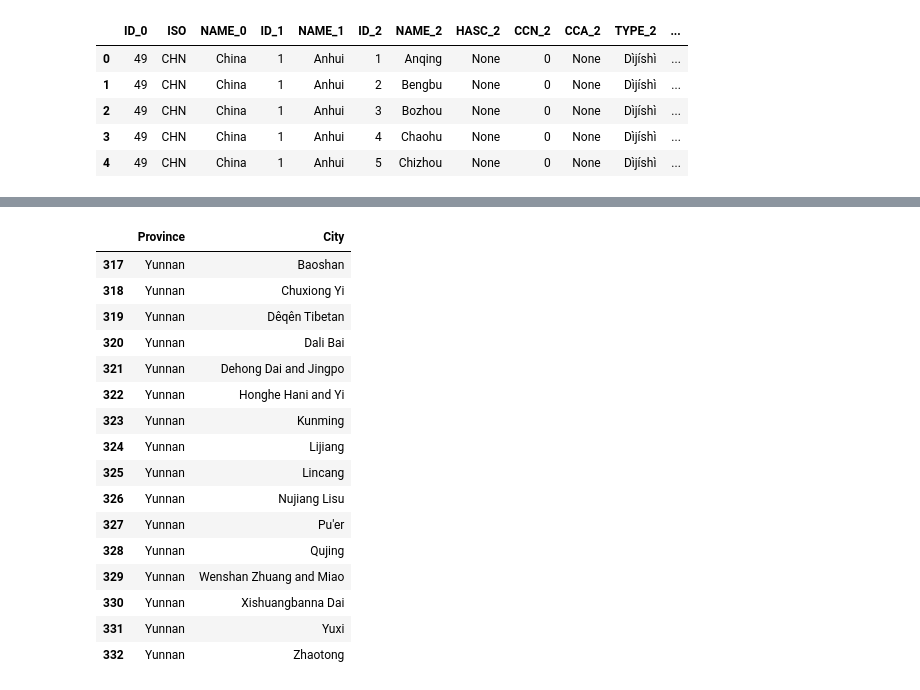
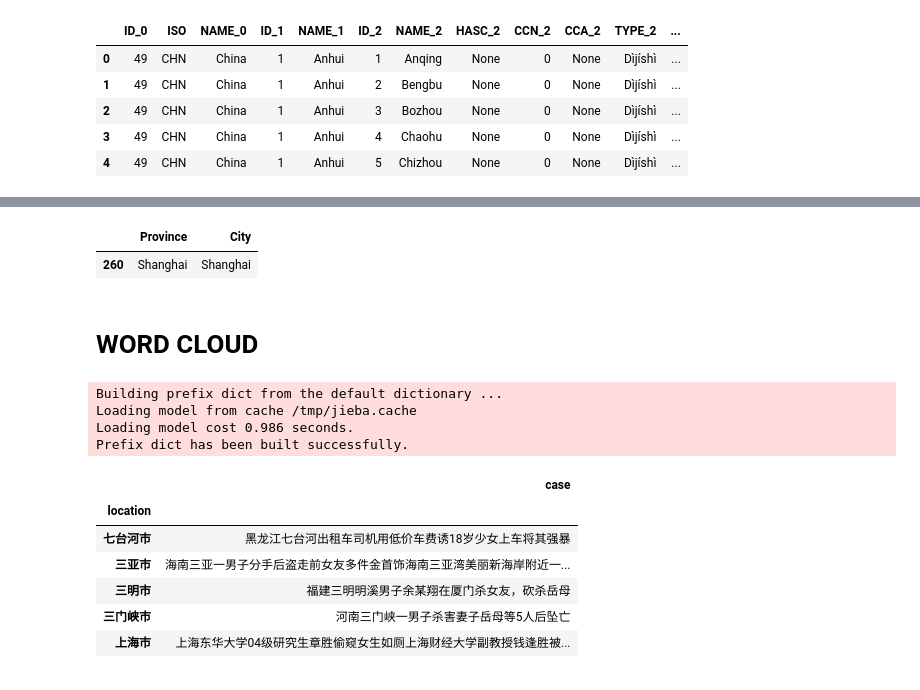
Before and after one commit to cs-ssa-w21/final-project-rooibos, a Jupyter notebook: visualization.ipynb, the cells around one changed output, grey strips where cells are left out. Saved outputs shown, nothing was run; the diff lists cells and outputs as text; code cells hidden in the pictures.

```diff
--- a/visualization.ipynb
+++ b/visualization.ipynb
@@ -28,7 +29,7 @@ case[case.Province.apply(lambda x: len(x) < 5)]
 # %% [output]
 |  | Count | Location | City | Province |
 # %%
-m = gdp.read_file('map/CHN_adm2.shp', encoding='utf8')
+m = gpd.read_file('map/CHN_adm2.shp', encoding="utf8")
 # %%
 m.head()
 # %% [output]
@@ -57,22 +59,9 @@ merged_df.plot(column = "Count",
 m_copy = m.iloc[:, [4, 6]]
 m_copy.columns = ["Province", "City"]
 # %%
-m_copy[m_copy.Province == "Yunnan"]
+m_copy[m_copy.Province == "Shanghai"]
 # %% [output]
 |  | Province | City |
-| 317 | Yunnan | Baoshan |
-| 318 | Yunnan | Chuxiong Yi |
-| 319 | Yunnan | Dêqên Tibetan |
-| 320 | Yunnan | Dali Bai |
-| 321 | Yunnan | Dehong Dai and Jingpo |
-| 322 | Yunnan | Honghe Hani and Yi |
-| 323 | Yunnan | Kunming |
-| 324 | Yunnan | Lijiang |
-| 325 | Yunnan | Lincang |
-| 326 | Yunnan | Nujiang Lisu |
-| 327 | Yunnan | Pu'er |
-| 328 | Yunnan | Qujing |
-| 329 | Yunnan | Wenshan Zhuang and Miao |
-| 330 | Yunnan | Xishuangbanna Dai |
-| 331 | Yunnan | Yuxi |
-| 332 | Yunnan | Zhaotong |
+| 260 | Shanghai | Shanghai |
+# %% [markdown]
+# WORD CLOUD
@@ -78,0 +76,19 @@ m_copy[m_copy.Province == "Yunnan"]
+# %%
+jieba.load_userdict("word_dictionary.txt")
+# %% [output]
+Building prefix dict from the default dictionary ...
+Loading model from cache /tmp/jieba.cache
+Loading model cost 0.986 seconds.
+Prefix dict has been built successfully.
+# %%
+df = pd.read_csv("matches.csv")
+gb = df.groupby("location").sum()
+gb.head()
+# %% [output]
+|  | case |
+| location |  |
+| 七台河市 | 黑龙江七台河出租车司机用低价车费诱18岁少女上车将其强暴 |
+| 三亚市 | 海南三亚一男子分手后盗走前女友多件金首饰海南三亚湾美丽新海岸附近一... |
+| 三明市 | 福建三明明溪男子余某翔在厦门杀女友，砍杀岳母 |
+| 三门峡市 | 河南三门峡一男子杀害妻子岳母等5人后坠亡 |
+| 上海市 | 上海东华大学04级研究生章胜偷窥女生如厕上海财经大学副教授钱逢胜被... |
```
Also changed, not shown: parts of 14 cells of this notebook.
